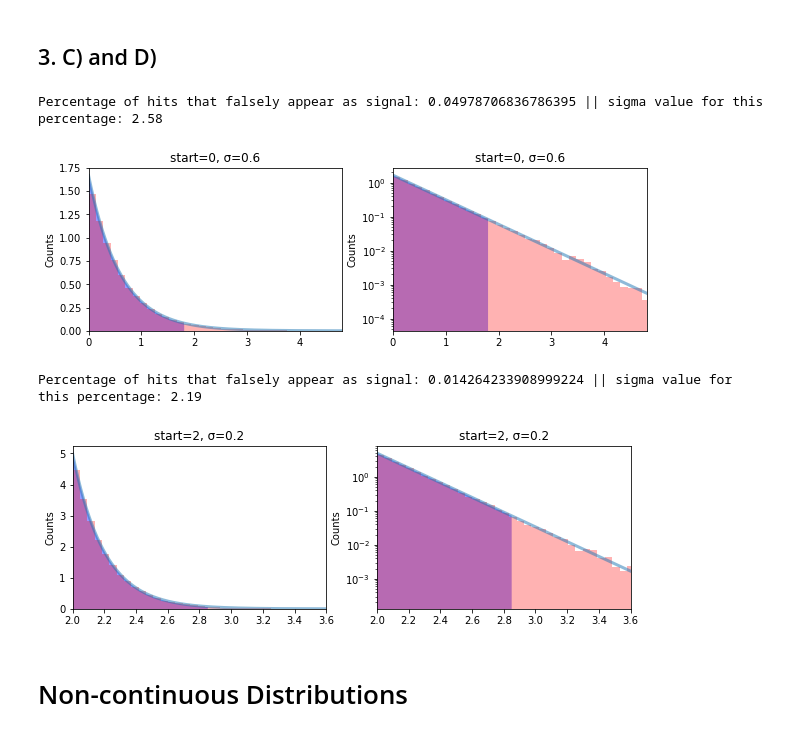
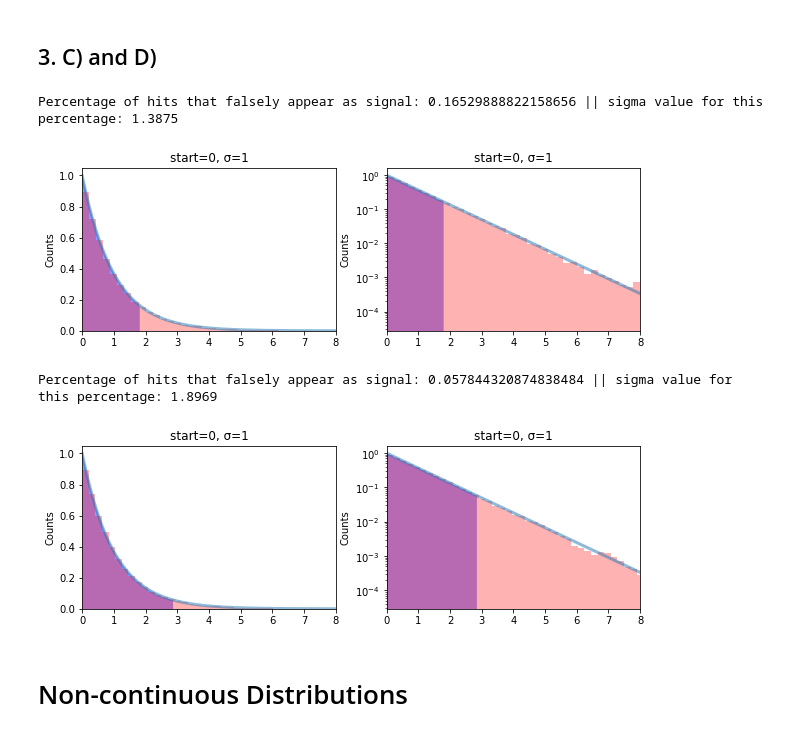
Before and after one commit to maverickmillican/Phys_434_Millican, a Jupyter notebook: Lab1_Millican.ipynb, the cells around one changed output. Saved outputs shown, nothing was run; the diff lists cells and outputs as text; code cells hidden in the pictures.

```diff
--- a/Lab1_Millican.ipynb
+++ b/Lab1_Millican.ipynb
@@ -234,33 +212,33 @@ Now I am assuming that my background noise represents an exponential distributio
 # %% [markdown]
 ## 3. C) and D)
 # %%
-mu = 0; sigma = .6
+mu = 0; sigma = 1
 d = stats.expon.rvs(loc = mu, scale = sigma, size = 100000)
 fig, (ax, ax2) = plt.subplots(1, 2, figsize=(10,3))
 ax.set_title(f'start={mu}, \u03C3={sigma}')
 ax.hist(d, 50, density=True, color = 'r', alpha = .3)
 ax.tick_params(labelsize = 10)
 ax.set_xlim([mu,mu+8*sigma])
 x = np.linspace(mu,mu+8*sigma,100000)
 ax.plot(x,stats.expon.pdf(x,loc = mu, scale = sigma),linewidth = 3,alpha = 0.5)
 int_base1 = np.linspace(0,1.8,1000)
 ax.fill_between(int_base1, stats.expon.pdf(int_base1,loc = mu, scale = sigma), color = 'b', linewidth = 0, alpha = .4)
 ax2.set_yscale('log')
 ax2.set_title(f'start={mu}, \u03C3={sigma}')
 ax2.hist(d, 50, density=True, color = 'r', alpha = .3)
 ax2.tick_params(labelsize = 10)
 ax2.set_xlim([mu,mu+8*sigma])
 x = np.linspace(mu,mu+8*sigma,100000)
 ax2.plot(x,stats.expon.pdf(x,loc = mu, scale = sigma),linewidth = 3,alpha = 0.5)
 int_base1 = np.linspace(0,1.8,1000)
 ax2.fill_between(int_base1, stats.expon.pdf(int_base1,loc = mu, scale = sigma), color = 'b', linewidth = 0, alpha = .4)
 ax2.set_ylabel("Counts"); ax.set_ylabel("Counts")
-print(f'Percentage of hits that falsely appear as signal: {1 - stats.expon.cdf(1.8, loc=mu, scale=sigma)} || sigma value for this percentage: 2.58')
+print(f'Percentage of hits that falsely appear as signal: {1 - stats.expon.cdf(1.8, loc=mu, scale=sigma)} || sigma value for this percentage: {(stats.norm.ppf(1-(1 - stats.expon.cdf(1.8, loc=mu, scale=sigma))/2)):.4f}')
 # %% [output]
-Percentage of hits that falsely appear as signal: 0.04978706836786395 || sigma value for this percentage: 2.58
+Percentage of hits that falsely appear as signal: 0.16529888822158656 || sigma value for this percentage: 1.3875
-[figure, old version]
+[figure, new version]
 # %%
-mu = 2; sigma = .2
+mu = 0; sigma = 1
 d = stats.expon.rvs(loc = mu, scale = sigma, size = 100000)
 fig, (ax, ax2) = plt.subplots(1, 2, figsize=(10,3))
 ax.set_title(f'start={mu}, \u03C3={sigma}')
@@ -281,10 +259,10 @@ ax2.plot(x,stats.expon.pdf(x,loc = mu, scale = sigma),linewidth = 3,alpha = 0.5)
 int_base1 = np.linspace(mu,2.85,1000)
 ax2.fill_between(int_base1, stats.expon.pdf(int_base1,loc = mu, scale = sigma), color = 'b', linewidth = 0, alpha = .4)
 ax2.set_ylabel("Counts"); ax.set_ylabel("Counts")
-print(f'Percentage of hits that falsely appear as signal: {1 - stats.expon.cdf(2.85, loc=mu, scale=sigma)} || sigma value for this percentage: 2.19')
+print(f'Percentage of hits that falsely appear as signal: {1 - stats.expon.cdf(2.85, loc=mu, scale=sigma)} || sigma value for this percentage: {(stats.norm.ppf(1-(1 - stats.expon.cdf(2.85, loc=mu, scale=sigma))/2)):.4f}')
 # %% [output]
-Percentage of hits that falsely appear as signal: 0.014264233908999224 || sigma value for this percentage: 2.19
+Percentage of hits that falsely appear as signal: 0.057844320874838484 || sigma value for this percentage: 1.8969
-[figure, old version]
+[figure, new version]
 # %% [markdown]
 # Non-continuous Distributions
 # %% [markdown]
```
Also changed, not shown: parts of 15 cells of this notebook.
